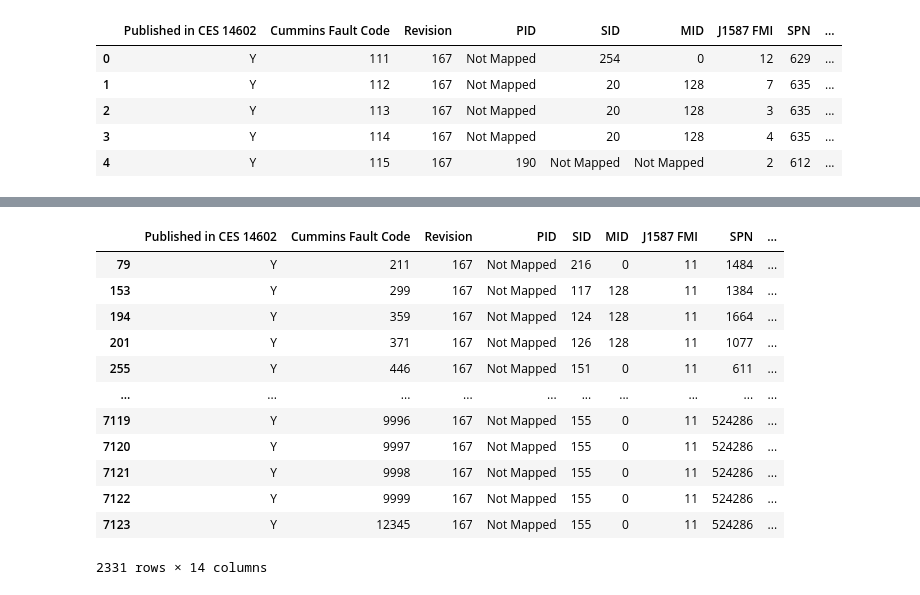
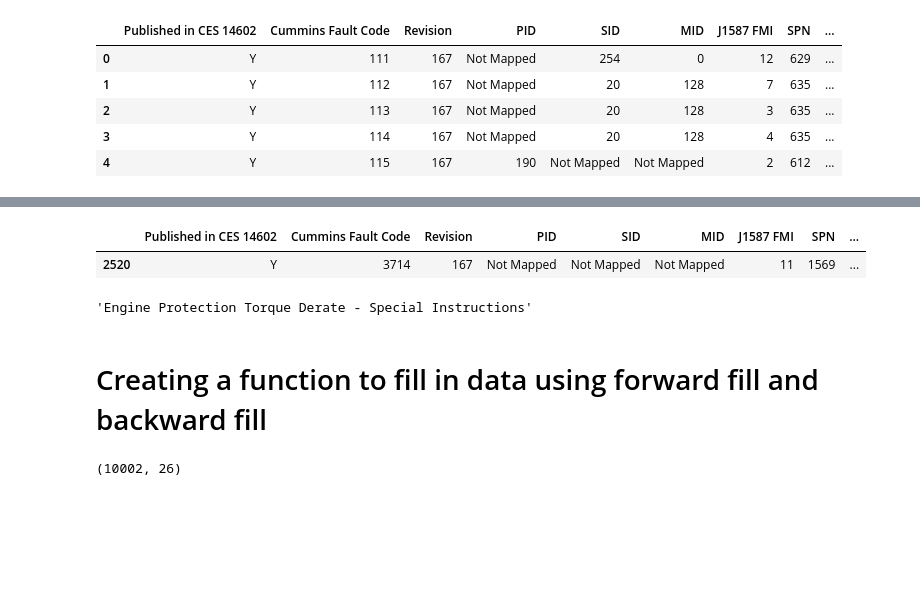
Before and after one commit to dailyp/big_g_express-go_big_g, a Jupyter notebook: big_g_express_patti_v1.ipynb, the cells around one changed output, grey strips where cells are left out. Saved outputs shown, nothing was run; the diff lists cells and outputs as text; code cells hidden in the pictures; blank space fills up the shorter version.

```diff
--- a/big_g_express_patti_v1.ipynb
+++ b/big_g_express_patti_v1.ipynb
@@ -496,18 +687,7 @@ Data columns (total 14 columns):
 dtypes: int64(5), object(9)
 memory usage: 779.3+ KB
 # %%
-svc_fault_code[svc_fault_code['J1939 FMI']==31]
+svc_fault_code[(svc_fault_code['J1939 FMI']==31) & (svc_fault_code['SPN'] == 1569)]
 # %% [output]
 |  | Published in CES 14602 | Cummins Fault Code | Revision | PID | SID | MID | J1587 FMI | SPN | ... |
-| 79 | Y | 211 | 167 | Not Mapped | 216 | 0 | 11 | 1484 | ... |
-| 153 | Y | 299 | 167 | Not Mapped | 117 | 128 | 11 | 1384 | ... |
-| 194 | Y | 359 | 167 | Not Mapped | 124 | 128 | 11 | 1664 | ... |
-| 201 | Y | 371 | 167 | Not Mapped | 126 | 128 | 11 | 1077 | ... |
-| 255 | Y | 446 | 167 | Not Mapped | 151 | 0 | 11 | 611 | ... |
-| ... | ... | ... | ... | ... | ... | ... | ... | ... | ... |
-| 7119 | Y | 9996 | 167 | Not Mapped | 155 | 0 | 11 | 524286 | ... |
-| 7120 | Y | 9997 | 167 | Not Mapped | 155 | 0 | 11 | 524286 | ... |
-| 7121 | Y | 9998 | 167 | Not Mapped | 155 | 0 | 11 | 524286 | ... |
-| 7122 | Y | 9999 | 167 | Not Mapped | 155 | 0 | 11 | 524286 | ... |
-| 7123 | Y | 12345 | 167 | Not Mapped | 155 | 0 | 11 | 524286 | ... |
+| 2520 | Y | 3714 | 167 | Not Mapped | Not Mapped | Not Mapped | 11 | 1569 | ... |
-2331 rows × 14 columns
@@ -515,0 +694,6 @@ svc_fault_code[svc_fault_code['J1939 FMI']==31]
+# %%
+svc_fault_code[svc_fault_code['SPN'] == 1569]['Cummins Description'][5095]
+# %% [output]
+'Engine Protection Torque Derate - Special Instructions'
+# %% [markdown]
+# Creating a function to fill in data using forward fill and backward fill
@@ -515,0 +703,4 @@ svc_fault_code[svc_fault_code['J1939 FMI']==31]
+# %%
+EI1692_2.shape
+# %% [output]
+(10002, 26)
```
Also changed, not shown: parts of 54 cells of this notebook.
